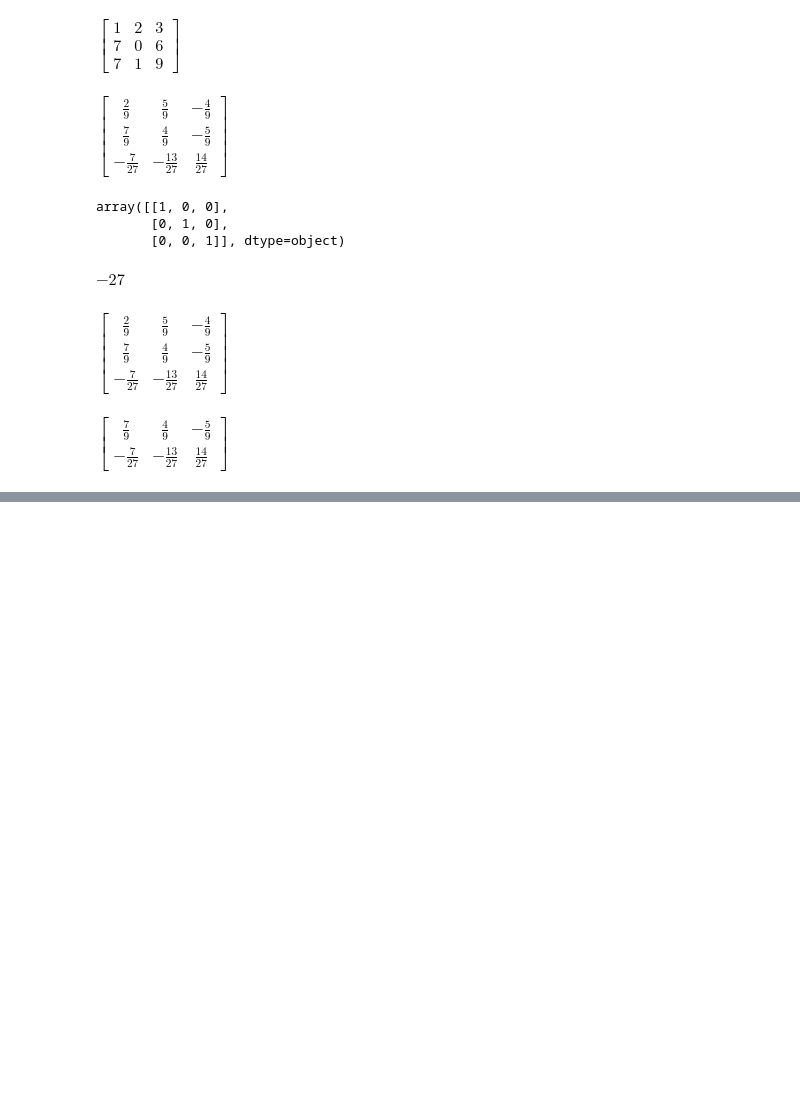
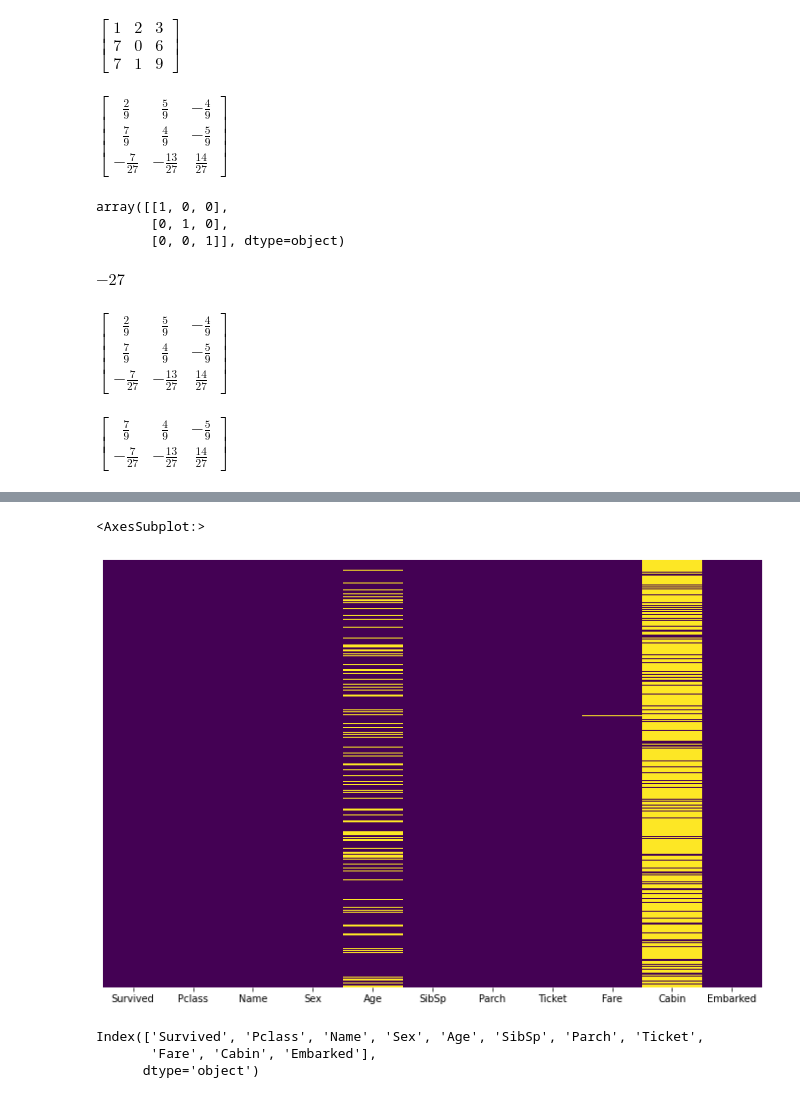
Before and after one commit to doumbiassa/REU_SUMMER_2022, a Jupyter notebook: Pandas_&Numpy.ipynb, the cells around one changed output, grey strips where cells are left out. Saved outputs shown, nothing was run; the diff lists cells and outputs as text; code cells hidden in the pictures; blank space fills up the shorter version.

```diff
--- a/Pandas_&Numpy.ipynb
+++ b/Pandas_&Numpy.ipynb
@@ -228,0 +459,2 @@ $\displaystyle \left[\begin{matrix}85\\114\\50\\62\end{matrix}\right]$
+# %%
+titanic_df = pd.read_csv('tested.csv')
@@ -228,0 +466,2 @@ $\displaystyle \left[\begin{matrix}85\\114\\50\\62\end{matrix}\right]$
+# %%
+titanic_df.drop('PassengerId', axis=1, inplace=True)
@@ -228,0 +495,13 @@ $\displaystyle \left[\begin{matrix}85\\114\\50\\62\end{matrix}\right]$
+# %%
+plt.figure(figsize=(12,8))
+sns.heatmap(titanic_df.isnull(), yticklabels=False,cmap='viridis',
+            cbar=False,)
+# %% [output]
+<AxesSubplot:>
+[figure, added]
+# %%
+titanic_df.columns
+# %% [output]
+Index(['Survived', 'Pclass', 'Name', 'Sex', 'Age', 'SibSp', 'Parch', 'Ticket',
+       'Fare', 'Cabin', 'Embarked'],
+      dtype='object')
```
Also changed, not shown: parts of 66 cells of this notebook, 3 other files.
